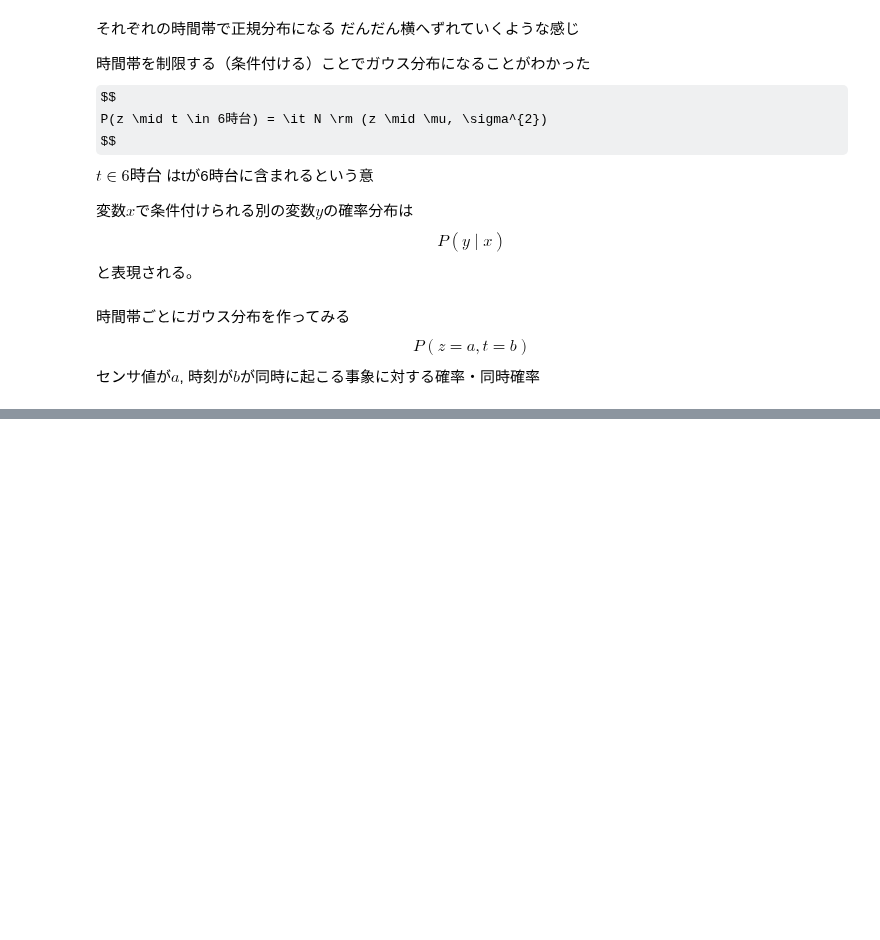
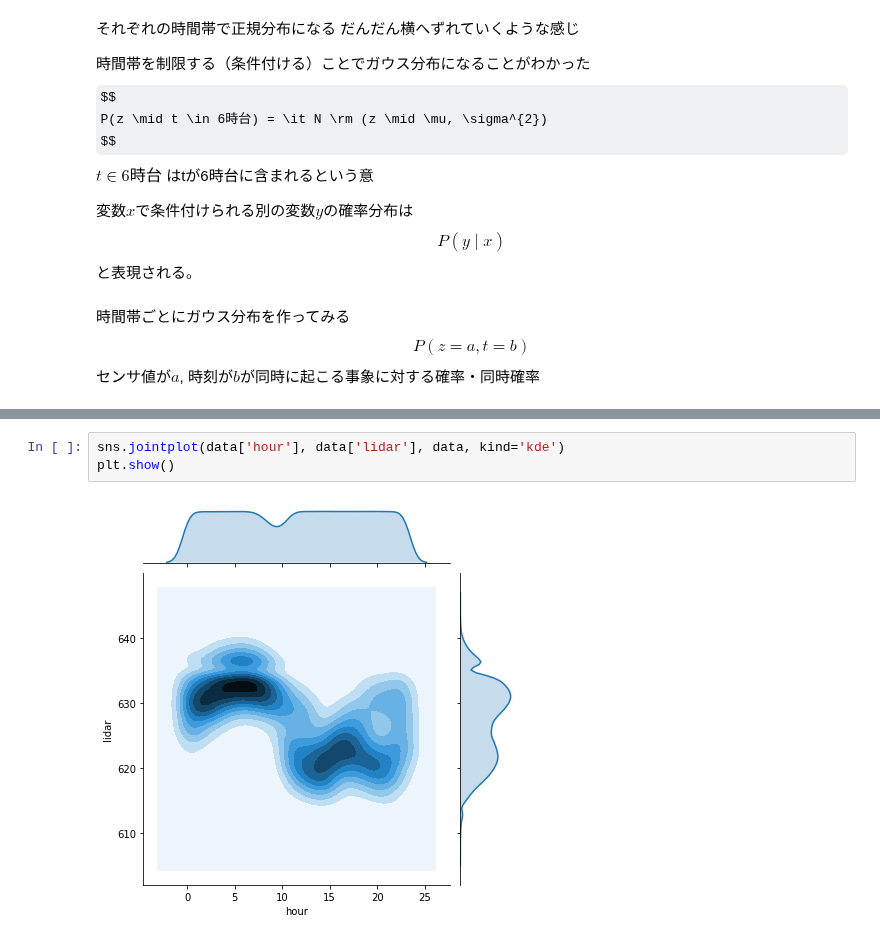
Before and after one commit to fugashy/probabilistic_robotics_simulator, a Jupyter notebook: basic_of_stochastic/multi_modal_distribution.ipynb, the cells around one changed output, grey strips where cells are left out. Cells and saved outputs as stored; diff of their text form; some formulas as TeX source; blank space fills up the shorter version.

```diff
--- a/basic_of_stochastic/multi_modal_distribution.ipynb
+++ b/basic_of_stochastic/multi_modal_distribution.ipynb
@@ -92,0 +155,5 @@ $$
+# %%
+sns.jointplot(data['hour'], data['lidar'], data, kind='kde')
+plt.show()
+# %% [output]
+[figure, added]
```
Also changed, not shown: parts of 6 cells of this notebook.
